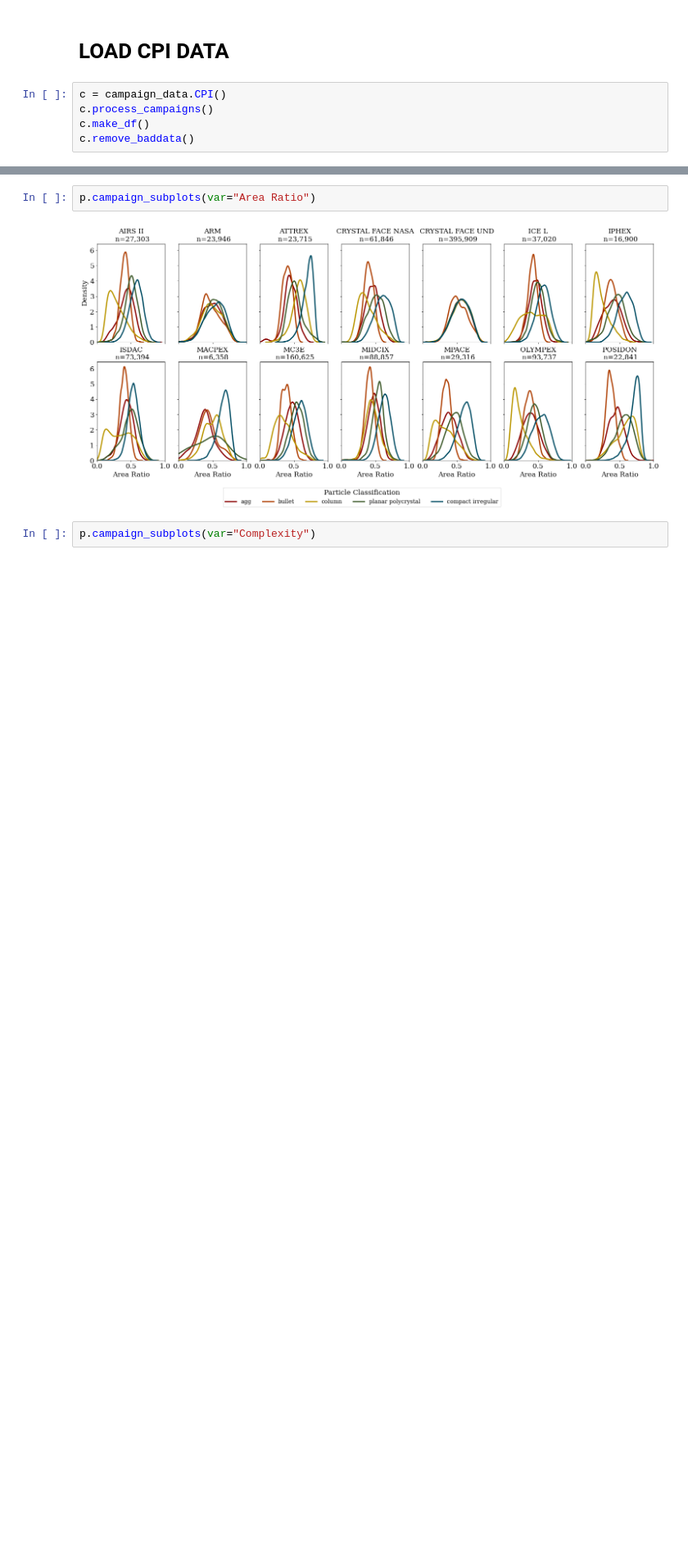
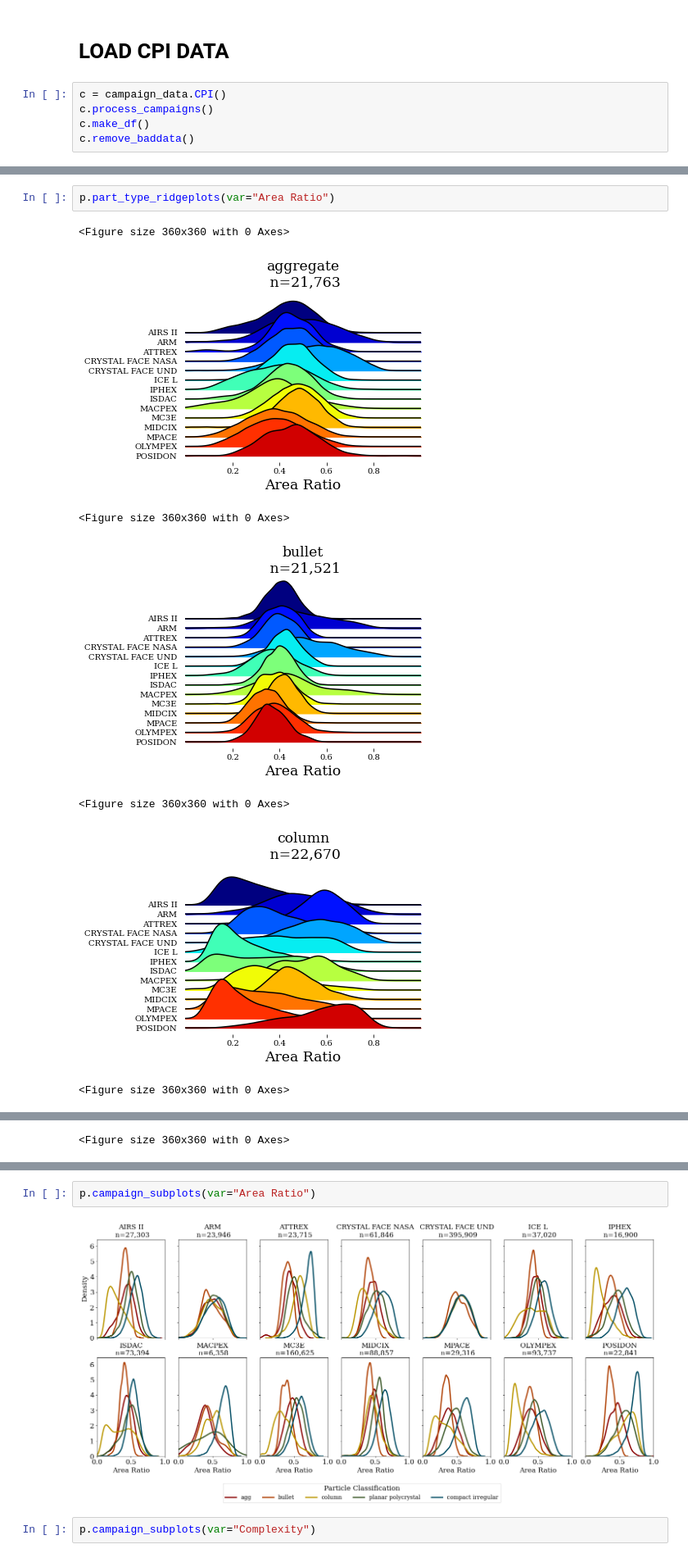
Before and after one commit to vprzybylo/IPAS, a Jupyter notebook: ipas/CPI/CPI_multiparticle_reviewer1response.ipynb, the cells around one changed output, grey strips where cells are left out. Shown at 82% size. Cells and saved outputs as stored; diff of their text form; blank space fills up the shorter version.

```diff
--- a/ipas/CPI/CPI_multiparticle_reviewer1response.ipynb
+++ b/ipas/CPI/CPI_multiparticle_reviewer1response.ipynb
@@ -27,0 +42,10 @@ p = campaign_data.Plot(c.df_CPI)
+# %%
+p.part_type_ridgeplots(var="Area Ratio")
+# %% [output]
+<Figure size 360x360 with 0 Axes>
+[figure, added]
+<Figure size 360x360 with 0 Axes>
+[figure, added]
+<Figure size 360x360 with 0 Axes>
+[figure, added]
+<Figure size 360x360 with 0 Axes>
@@ -27,0 +53 @@ p = campaign_data.Plot(c.df_CPI)
+<Figure size 360x360 with 0 Axes>
```
Also changed, not shown: parts of 6 cells of this notebook, 2 other files.
